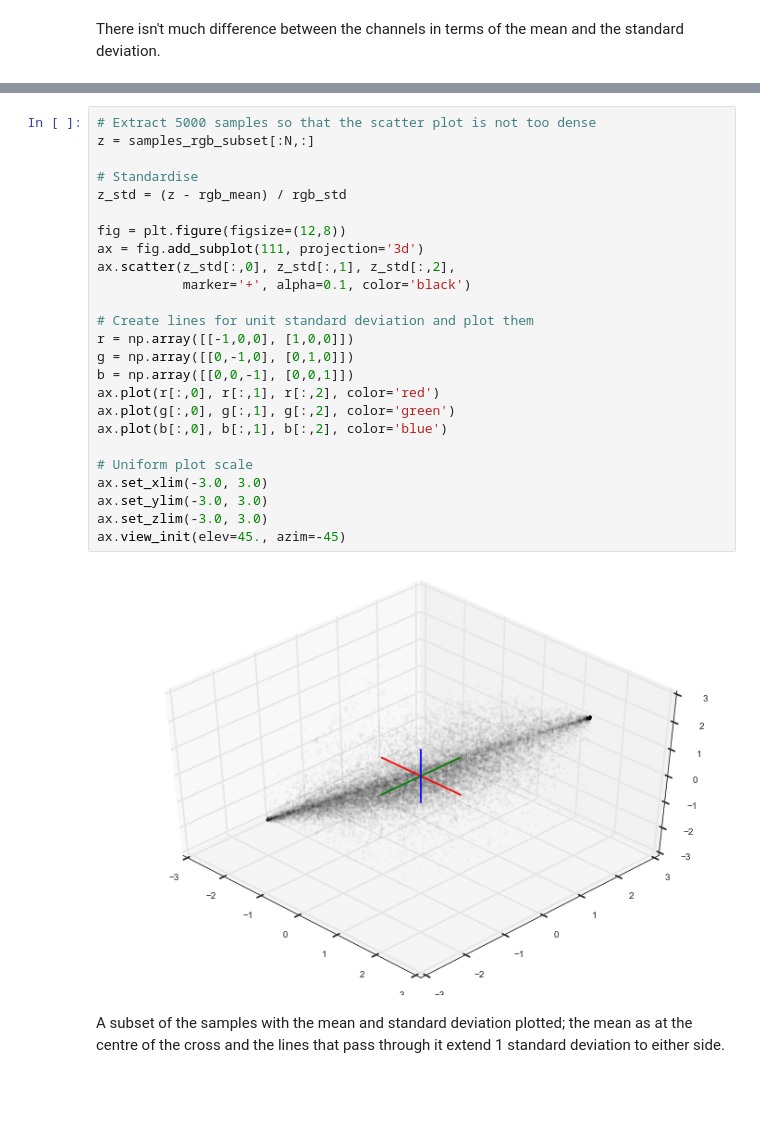
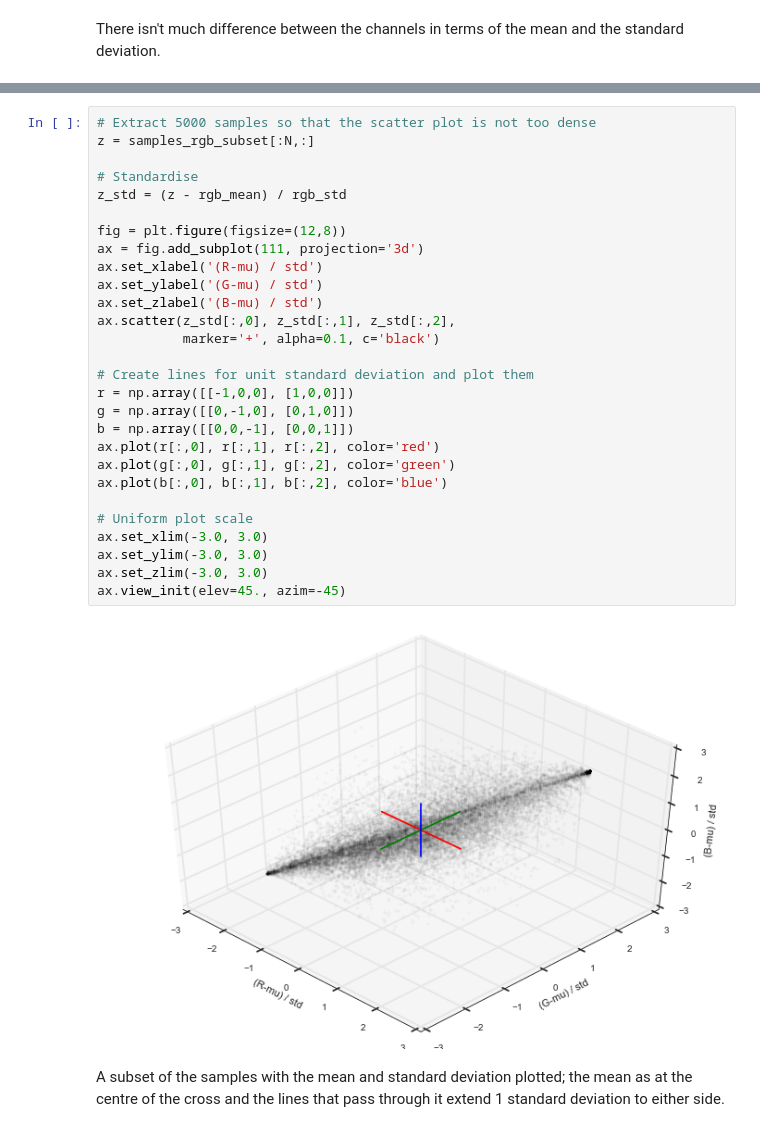
Before and after one commit to Britefury/deep-learning-tutorial-pydata, a Jupyter notebook: SUPPLEMENTARY - Standardisation.ipynb, the cells around one changed output, grey strips where cells are left out. Drawn from its saved outputs; the diff is of its cells as text; blank space fills up the shorter version.

```diff
--- a/SUPPLEMENTARY - Standardisation.ipynb
+++ b/SUPPLEMENTARY - Standardisation.ipynb
@@ -108,30 +117,33 @@ ax.view_init(elev=45., azim=-45)
 # %%
 # Extract 5000 samples so that the scatter plot is not too dense
 z = samples_rgb_subset[:N,:]
 
 # Standardise
 z_std = (z - rgb_mean) / rgb_std
 
 fig = plt.figure(figsize=(12,8))
 ax = fig.add_subplot(111, projection='3d')
+ax.set_xlabel('(R-mu) / std')
+ax.set_ylabel('(G-mu) / std')
+ax.set_zlabel('(B-mu) / std')
 ax.scatter(z_std[:,0], z_std[:,1], z_std[:,2],
-           marker='+', alpha=0.1, color='black')
+           marker='+', alpha=0.1, c='black')
 
 # Create lines for unit standard deviation and plot them
 r = np.array([[-1,0,0], [1,0,0]])
 g = np.array([[0,-1,0], [0,1,0]])
 b = np.array([[0,0,-1], [0,0,1]])
 ax.plot(r[:,0], r[:,1], r[:,2], color='red')
 ax.plot(g[:,0], g[:,1], g[:,2], color='green')
 ax.plot(b[:,0], b[:,1], b[:,2], color='blue')
 
 # Uniform plot scale
 ax.set_xlim(-3.0, 3.0)
 ax.set_ylim(-3.0, 3.0)
 ax.set_zlim(-3.0, 3.0)
 ax.view_init(elev=45., azim=-45)
 # %% [output]
-[figure, old version]
+[figure, new version]
 # %% [markdown]
 A subset of the samples with the mean and standard deviation plotted; the mean as at the centre of the cross and the lines that pass through it extend 1 standard deviation to either side.
 # %% [markdown]
```
Also changed, not shown: parts of 6 cells of this notebook.
